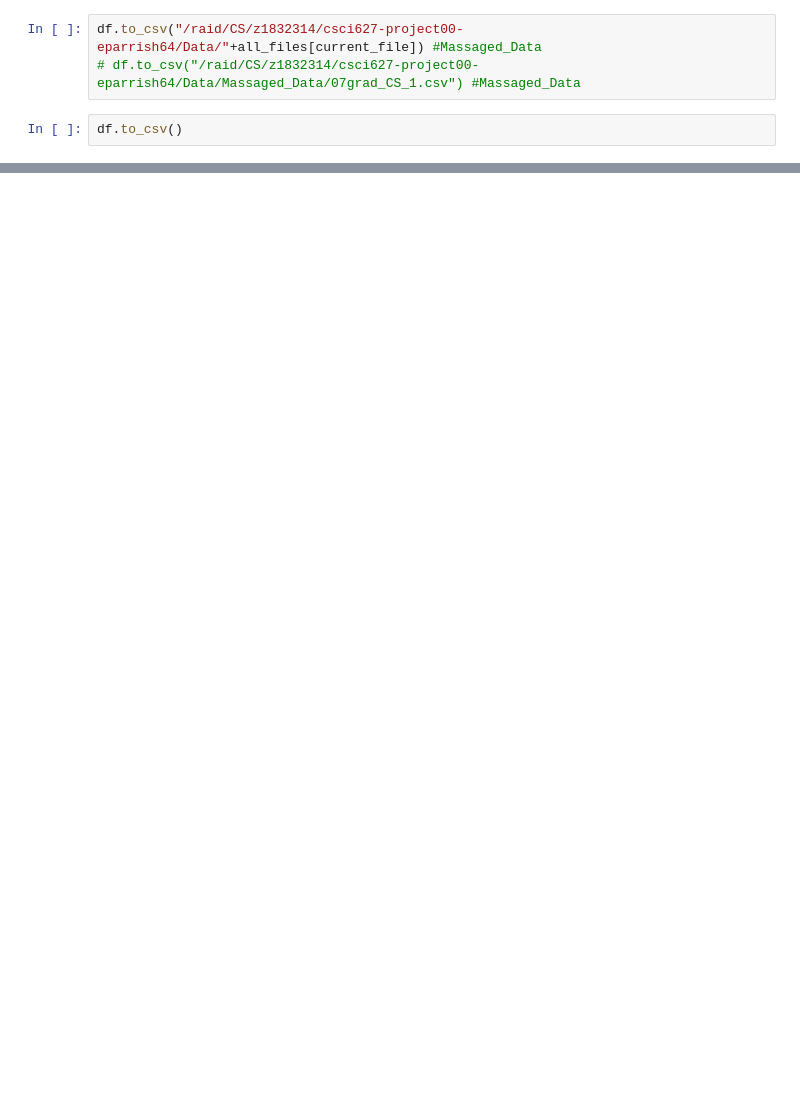
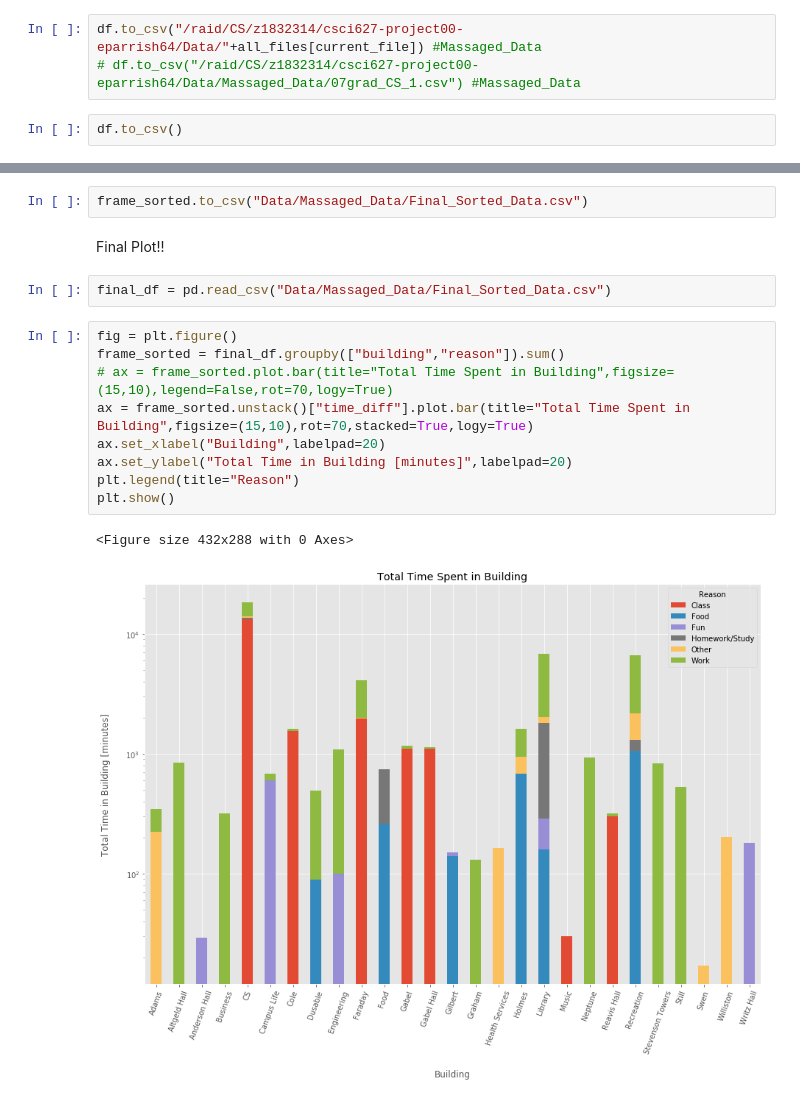
Before and after one commit to eparrish64/csci627-project00-eparrish64, a Jupyter notebook: Project00_Phase2.ipynb, the cells around one changed output, grey strips where cells are left out. Cells and saved outputs as stored; diff of their text form; blank space fills up the shorter version.

Commit message:
Adding final plots with code to create them. phase2 is still very messy code

```diff
--- a/Project00_Phase2.ipynb
+++ b/Project00_Phase2.ipynb
@@ -181,0 +299,18 @@ plt.show()
+# %%
+frame_sorted.to_csv("Data/Massaged_Data/Final_Sorted_Data.csv")
+# %% [markdown]
+Final Plot!!
+# %%
+final_df = pd.read_csv("Data/Massaged_Data/Final_Sorted_Data.csv")
+# %%
+fig = plt.figure()
+frame_sorted = final_df.groupby(["building","reason"]).sum()
+# ax = frame_sorted.plot.bar(title="Total Time Spent in Building",figsize=(15,10),legend=False,rot=70,logy=True)
+ax = frame_sorted.unstack()["time_diff"].plot.bar(title="Total Time Spent in Building",figsize=(15,10),rot=70,stacked=True,logy=True)
+ax.set_xlabel("Building",labelpad=20)
+ax.set_ylabel("Total Time in Building [minutes]",labelpad=20)
+plt.legend(title="Reason")
+plt.show()
+# %% [output]
+<Figure size 432x288 with 0 Axes>
+[figure, added]
```
Also changed, not shown: parts of 41 cells of this notebook, 10 other files.
